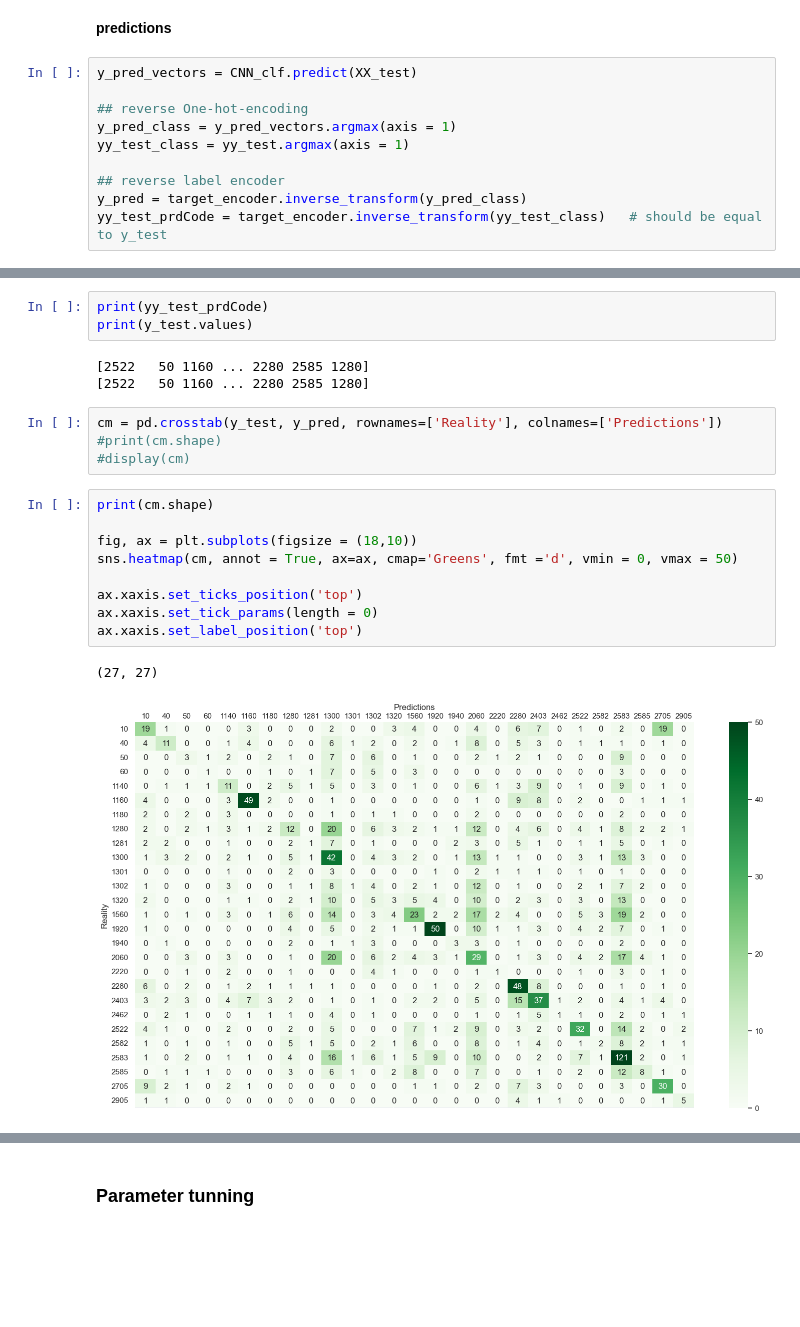
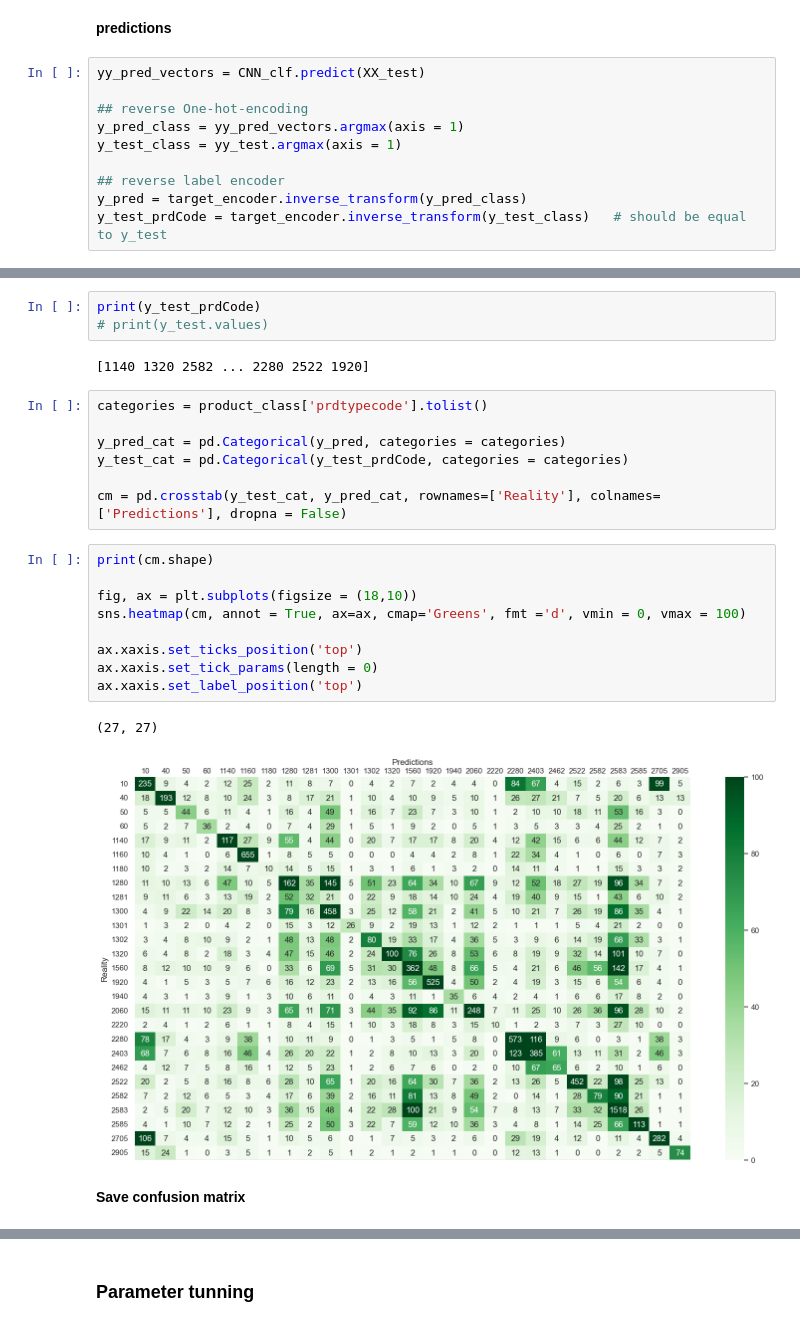
Before and after one commit to RamiroHR/Multimodal-Data-Product-Classification-Model, a Jupyter notebook: Image_Base_Models.ipynb, the cells around one changed output, grey strips where cells are left out. Drawn from its saved outputs; the diff is of its cells as text; blank space fills up the shorter version.

```diff
--- a/Image_Base_Models.ipynb
+++ b/Image_Base_Models.ipynb
@@ -974,13 +970,13 @@ Test  set accuracy = 0.321 and loss function = 3.30
 # %% [markdown]
 **predictions**
 # %%
-y_pred_vectors = CNN_clf.predict(XX_test)
+yy_pred_vectors = CNN_clf.predict(XX_test)
 
 ## reverse One-hot-encoding
-y_pred_class = y_pred_vectors.argmax(axis = 1)
-yy_test_class = yy_test.argmax(axis = 1)
+y_pred_class = yy_pred_vectors.argmax(axis = 1)
+y_test_class = yy_test.argmax(axis = 1)
 
 ## reverse label encoder
 y_pred = target_encoder.inverse_transform(y_pred_class)
-yy_test_prdCode = target_encoder.inverse_transform(yy_test_class)   # should be equal to y_test
+y_test_prdCode = target_encoder.inverse_transform(y_test_class)   # should be equal to y_test
 # %% [output]
@@ -988,22 +984,26 @@ yy_test_prdCode = target_encoder.inverse_transform(yy_test_class)   # should be
 # %%
-print(yy_test_prdCode)
-print(y_test.values)
+print(y_test_prdCode)
+# print(y_test.values)
 # %% [output]
-[2522   50 1160 ... 2280 2585 1280]
-[2522   50 1160 ... 2280 2585 1280]
+[1140 1320 2582 ... 2280 2522 1920]
-# %%
-cm = pd.crosstab(y_test, y_pred, rownames=['Reality'], colnames=['Predictions'])
-#print(cm.shape)
-#display(cm)
-# %%
-print(cm.shape)
-
-fig, ax = plt.subplots(figsize = (18,10))
-sns.heatmap(cm, annot = True, ax=ax, cmap='Greens', fmt ='d', vmin = 0, vmax = 50)
-
-ax.xaxis.set_ticks_position('top')
-ax.xaxis.set_tick_params(length = 0)
-ax.xaxis.set_label_position('top')
-# %% [output]
-(27, 27)
-[figure, removed]
+# %%
+categories = product_class['prdtypecode'].tolist()
+
+y_pred_cat = pd.Categorical(y_pred, categories = categories)
+y_test_cat = pd.Categorical(y_test_prdCode, categories = categories)
+
+cm = pd.crosstab(y_test_cat, y_pred_cat, rownames=['Reality'], colnames=['Predictions'], dropna = False)
+# %%
+print(cm.shape)
+
+fig, ax = plt.subplots(figsize = (18,10))
+sns.heatmap(cm, annot = True, ax=ax, cmap='Greens', fmt ='d', vmin = 0, vmax = 100)
+
+ax.xaxis.set_ticks_position('top')
+ax.xaxis.set_tick_params(length = 0)
+ax.xaxis.set_label_position('top')
+# %% [output]
+(27, 27)
+[figure, added]
+# %% [markdown]
+**Save confusion matrix**
```
Also changed, not shown: parts of 29 cells of this notebook.
